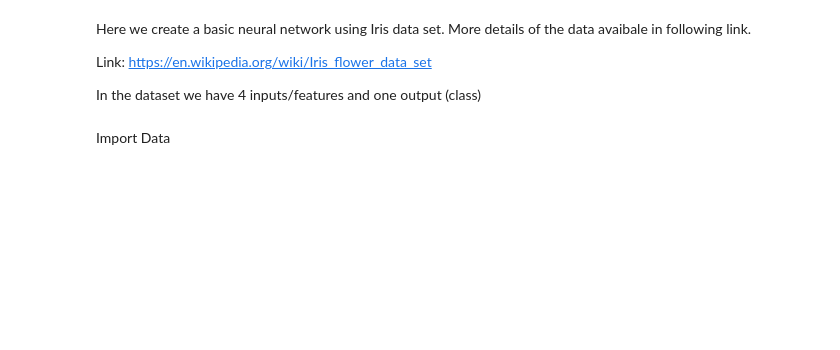
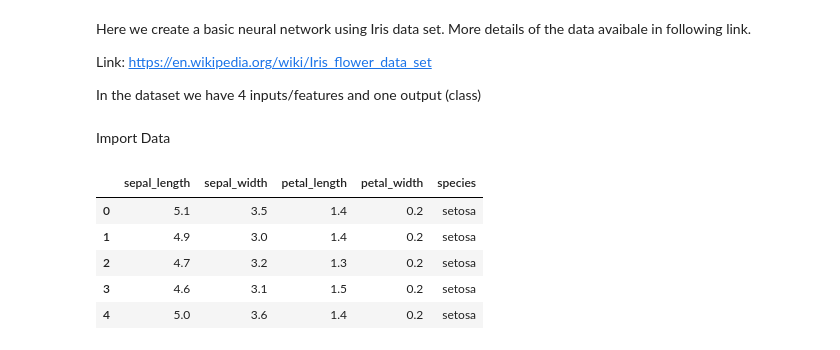
Before and after one commit to sulabola/Deep_Learning_with_PyTorch, a Jupyter notebook: Create_a_Basic_Neural_Network_Model.ipynb, the cells around one changed output. Drawn from its saved outputs; the diff is of its cells as text; code cells hidden in the pictures; blank space fills up the shorter version.

```diff
--- a/Create_a_Basic_Neural_Network_Model.ipynb
+++ b/Create_a_Basic_Neural_Network_Model.ipynb
@@ -49,0 +54,15 @@ Import Data
+# %%
+### Load Data using a URL
+
+### We are downloading data from GitHub for repository for Iris --> Choose "raw" data
+
+url = 'https://gist.githubusercontent.com/curran/a08a1080b88344b0c8a7/raw/0e7a9b0a5d22642a06d3d5b9bcbad9890c8ee534/iris.csv'
+my_df = pd.read_csv(url)
+my_df.head()
+# %% [output]
+|  | sepal_length | sepal_width | petal_length | petal_width | species |
+| 0 | 5.1 | 3.5 | 1.4 | 0.2 | setosa |
+| 1 | 4.9 | 3.0 | 1.4 | 0.2 | setosa |
+| 2 | 4.7 | 3.2 | 1.3 | 0.2 | setosa |
+| 3 | 4.6 | 3.1 | 1.5 | 0.2 | setosa |
+| 4 | 5.0 | 3.6 | 1.4 | 0.2 | setosa |
```
Also changed, not shown: parts of 11 cells of this notebook.
